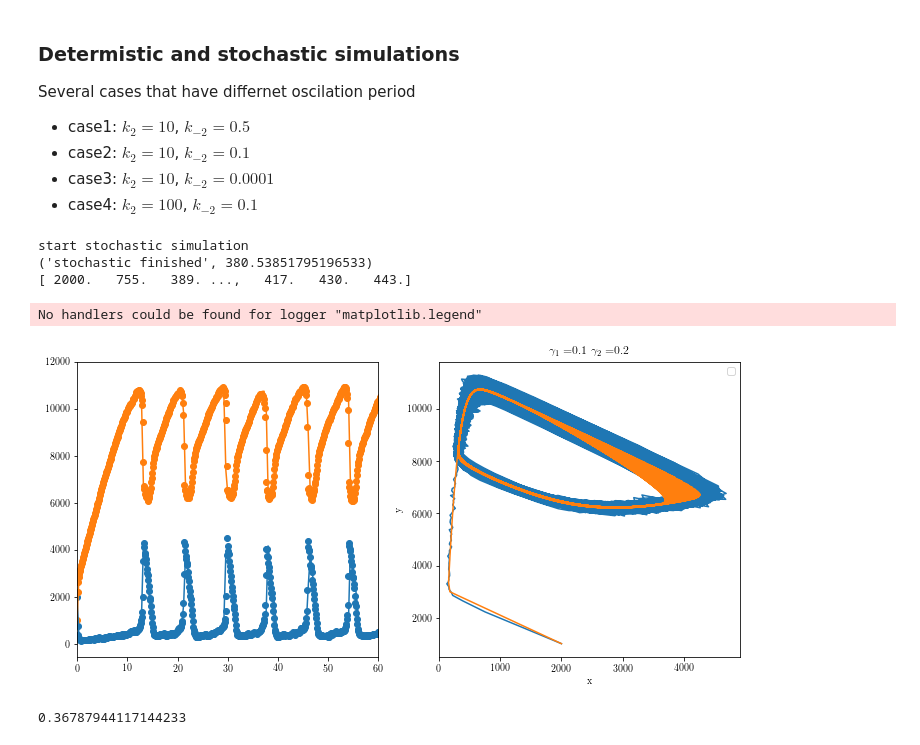
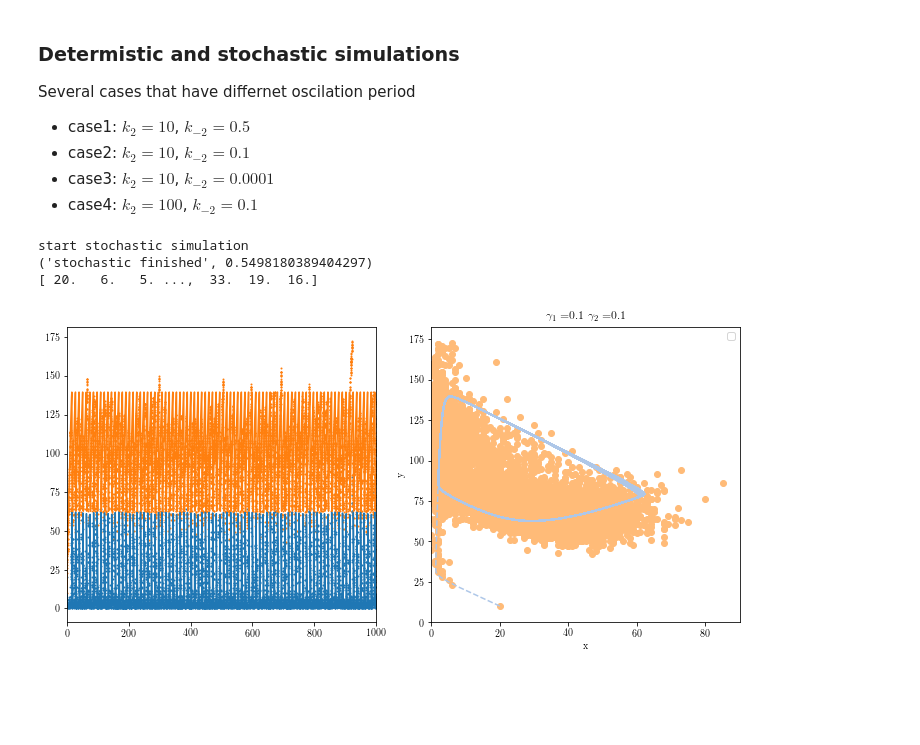
Before and after one commit to Wenping-Cui/Biological-Oscillators, a Jupyter notebook: Brusselator.ipynb, the cells around one changed output. Drawn from its saved outputs; the diff is of its cells as text; code cells hidden in the pictures; blank space fills up the shorter version.

```diff
--- a/Brusselator.ipynb
+++ b/Brusselator.ipynb
@@ -17,6 +21,6 @@ import seaborn as sns
 # %%
-v =100.0
-mu=3.3;
+v =1000.0
+mu=7;
 k1=0.1;
 k_1=1.;
 k2=0.1;
@@ -25,16 +29,19 @@ k_3=1.;
 k_2=10**(-mu)*k_1*k2/k1;
 a = 0.1*v;
 b = 0.3*v;
+t_scale=1.;
+k1, k2, k3, k_1, k_2, k_3=t_scale*k1, t_scale*k2,t_scale*k3, t_scale*k_1, t_scale*k_2, t_scale*k_3
 def Brusse_Barato(Y, t,mu):
+    x, y = Y
     k_2=10**(-mu)*k_1*k2/k1;
-    x, y = Y
     dYdt = np.array([a*k1-k_1*x+k3*(x**2)*y/v**2-k_3*(x**3)/v**2, k2*b-k_2*y+k_3*(x**3)/v**2-k3*(x**2)*y/v**2])
     return dYdt
-
-t = np.linspace(0, 20000, 100000)
+t_f=20000
+N_t=10;
+t = np.linspace(0, t_f, N_t*t_f)
 Y0 = [2*v, 1*v] # the intials
 
-t0=1000000
+t0=100*N_t
 plt.rc('text', usetex=True)
 plt.rc('font', family='serif')
 fig, ax = plt.subplots(1,2, figsize=(8, 4))
@@ -53,6 +60,6 @@ for ax, mu in zip(axs, mu_list):
     ax.set_xlabel('t')
     ax.set_ylabel('amplitude')
 plt.tight_layout()
-fig.savefig('Brusselator_Figures//Brusse_Barato_determinstic.pdf',dpi=100)
+fig.savefig('Brusselator_Figures//Brusse_Barato_mu_determinstic.pdf',dpi=100)
 plt.show()
 # %% [output]
@@ -145,9 +255,9 @@ Several cases that have differnet oscilation period
 * case3: $k_2=10$, $k_{-2}=0.0001$
 * case4: $k_2=100$, $k_{-2}=0.1$
 # %%
-v =1000.0
+v =10.0
 gamma1=0.1;
-gamma2=0.2;
+gamma2=0.1;
 k1=1.;
 k_1=1.;
 k2=1.;
@@ -163,8 +273,8 @@ def Brusse(Y, t, gamma1, gamma2,v):
     x, y = Y
     dYdt = np.array([a*k1-k_1*x+k_2*d*y/v-k2*b*x/v+k3*x**2*y/v**2-k_3*x**3/v**2, k2*b*x/v-k_2*d*y/v+k_3*x**3/v**2-k3*x**2*y/v**2])
     return dYdt
-t_f=400.;N_t=1000.;
-T_d = np.linspace(0, t_f, N_t)
+t_f=2000.;N_t=10;
+T_d = np.linspace(0, t_f, N_t*t_f)
 Y0 = [2*v, 1*v] # the intials
 t0=int(100/t_f*N_t)
 sol = odeint(Brusse, Y0, T_d, args=(gamma1, gamma2, v))
@@ -173,7 +283,7 @@ xt_d=sol[:, 0]; yt_d=sol[:, 1]
 
 print ('start stochastic simulation')
 step=10.0
-Duration =20000.0
+Duration =2000.0
 numberofrealisations=int(Duration*step);
 k2=1./gamma1;
 k_2=1.*gamma2;
@@ -184,59 +294,39 @@ filename1 = 'Brusselator_data/'+'Data'+'gamma1_'+str(gamma1)+'_gamma2_'+str(gamm
 filename2 = 'Brusselator_data/'+'FPT'+'gamma1_'+str(gamma1)+'_gamma2_'+str(gamma2)+'_size_'+str(v)+'_.csv'
 filename3 = 'Brusselator_data/'+'FPTDirect'+'gamma1_'+str(gamma1)+'_gamma2_'+str(gamma2)+'_size_'+str(v)+'_.csv'
 time0 =time.time()
 Brusselator_loopProgress(filename1,filename2,filename3, numberofrealisations,win_threshold1, win_threshold2, par, par_ini)
 print ('stochastic finished', time.time()-time0)
 
 df1=pd.read_csv(filename1, sep=',')
 T_s=df1[df1.keys()[0]].values
 keys= df1.keys()
 xt_s, yt_s = df1[df1.keys()[1]].values, df1[df1.keys()[2]].values
 print (xt_s)
 
 plt.rc('text', usetex=True)
 plt.rc('font', family='serif')
 fig, axs = plt.subplots(1,2,figsize=(10, 5))
 ax=axs[0]
 
 ax.plot(T_d, xt_d, label='x(t)')
 ax.plot(T_d, yt_d, label='y(t)')
-ax.scatter(T_s, xt_s, label='x(t)')
-ax.scatter(T_s, yt_s, label='y(t)')
-ax.set_xlim([0,60])
+ax.scatter(T_s, xt_s, label='x(t)',s=1)
+ax.scatter(T_s, yt_s, label='y(t)',s=1)
+ax.set_xlim([0,1000])
 ax=axs[1]
-ax.plot(xt_s, yt_s)
-ax.plot(xt_d, yt_d)
+ax.plot(xt_d, yt_d, c=tableau20[1], linestyle='dashed')
+ax.scatter(xt_s, yt_s,c=tableau20[3])
 ax.set_xlim(left=0)
 ax.set_title(r"$\displaystyle\gamma_1=$"+str(gamma1)+' '+r"$\displaystyle\gamma_2=$"+str(gamma2))
 ax.legend(loc='best')
 ax.set_xlabel('x')
 ax.set_ylabel('y')
 plt.tight_layout()
-fig_name='Brusselator_Figures/Brusselator_determinstic.pdf'
+fig_name='Brusselator_Figures/Brusselator_cao'+'gamma1_'+str(gamma1)+'_gamma2_'+str(gamma2)+'_size_'+str(v)+'.pdf'
 fig.savefig(fig_name,dpi=100)
 plt.show()
 # %% [output]
 start stochastic simulation
-('stochastic finished', 380.53851795196533)
-[ 2000.   755.   389. ...,   417.   430.   443.]
+('stochastic finished', 0.5498180389404297)
+[ 20.   6.   5. ...,  33.  19.  16.]
-No handlers could be found for logger "matplotlib.legend"
-[figure, old version]
+[figure, new version]
-# %%
-v =10.0
-k1=1.;
-k_1=1.;
-k2=1.;
-k3=1.;
-k_3=1.;
-k_2=1.;
-a = 1.*v;
-b = 1.*v;
-c = 1.*v;
-def Brusse(Y, t, gamma1, gamma2,v):
-    k2=1./gamma1;
-    k_2=1.*gamma2;
-    x, y = Y
-    dYdt = np.array([a*k1-k_1*x+k_2*c*y/v-k2*b*x/v+k3*x**2*y/v**2-k_3*x**3/v**2, k2*b*x/v-k_2*c*y/v+k_3*x**3/v**2-k3*x**2*y/v**2])
-    return dYdt
-# %% [output]
-0.36787944117144233
```
Also changed, not shown: parts of 10 cells of this notebook, 15 other files.
